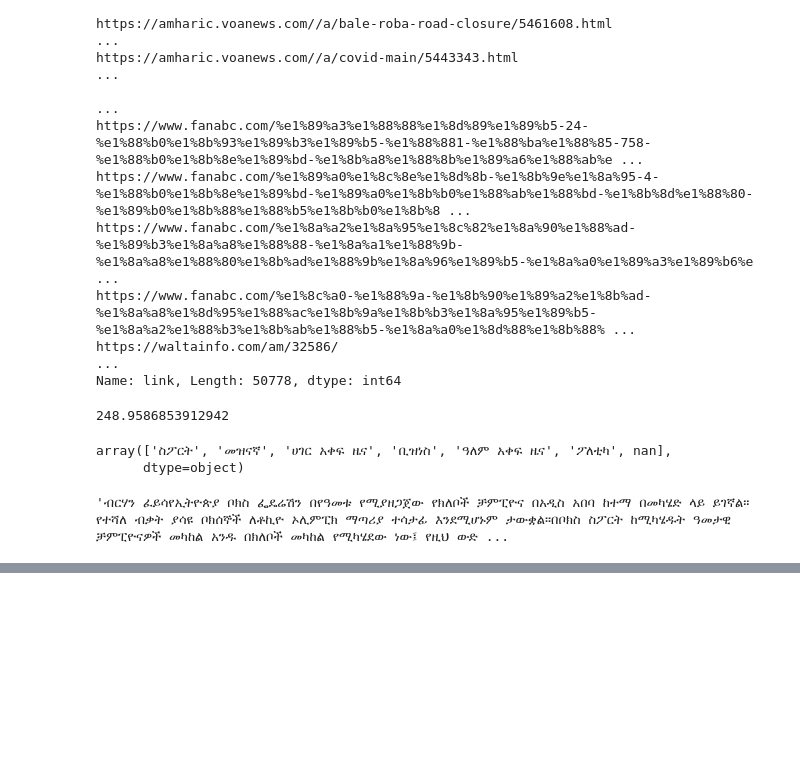
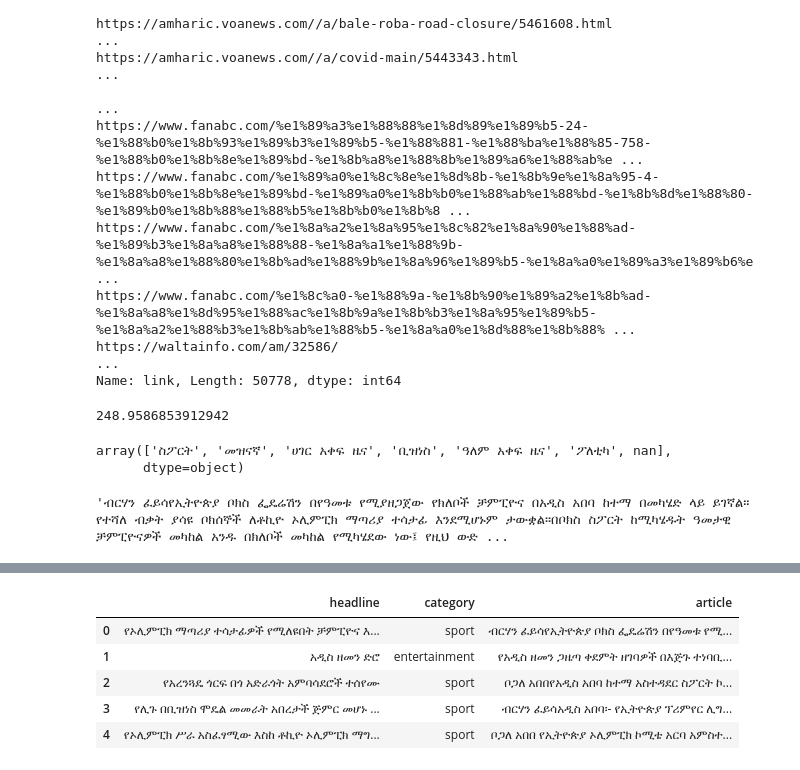
Before and after one commit to degagawolde/kafka-airflow-spark-pipeline, a Jupyter notebook: notebook/EDA.ipynb, the cells around one changed output, grey strips where cells are left out. Cells and saved outputs as stored; diff of their text form; code cells hidden in the pictures; blank space fills up the shorter version.

```diff
--- a/notebook/EDA.ipynb
+++ b/notebook/EDA.ipynb
@@ -104,0 +113,10 @@ data['article'][0]
+# %%
+df = data.drop(['link', 'date', 'views'], axis=1)
+df.head()
+# %% [output]
+|  | headline | category | article |
+| 0 | የኦሊምፒክ ማጣሪያ ተሳታፊዎች የሚለዩበት ቻምፒዮና እ... | sport | ብርሃን ፈይሳየኢትዮጵያ ቦክስ ፌዴሬሽን በየዓመቱ የሚ... |
+| 1 | አዲስ ዘመን ድሮ | entertainment | የአዲስ ዘመን ጋዜጣ ቀደምት ዘገባዎች በእጅጉ ተነባቢ... |
+| 2 | የአረንጓዴ ጎርፍ በጎ አድራጎት አምባሳደሮች ተሰየሙ | sport | ቦጋለ አበበየአዲስ አበባ ከተማ አስተዳደር ስፖርት ኮ... |
+| 3 | የሊጉ በቢዝነስ ሞዴል መመራት አበረታች ጅምር መሆኑ ... | sport | ብርሃን ፈይሳአዲስ አበባ፡- የኢትዮጵያ ፕሪምየር ሊግ... |
+| 4 | የኦሊምፒክ ሥራ አስፈፃሚው እስከ ቶኪዮ ኦሊምፒክ ማግ... | sport | ቦጋለ አበበ የኢትዮጵያ ኦሊምፒክ ኮሚቴ አርባ አምስተ... |
```
Also changed, not shown: parts of 2 cells of this notebook.
